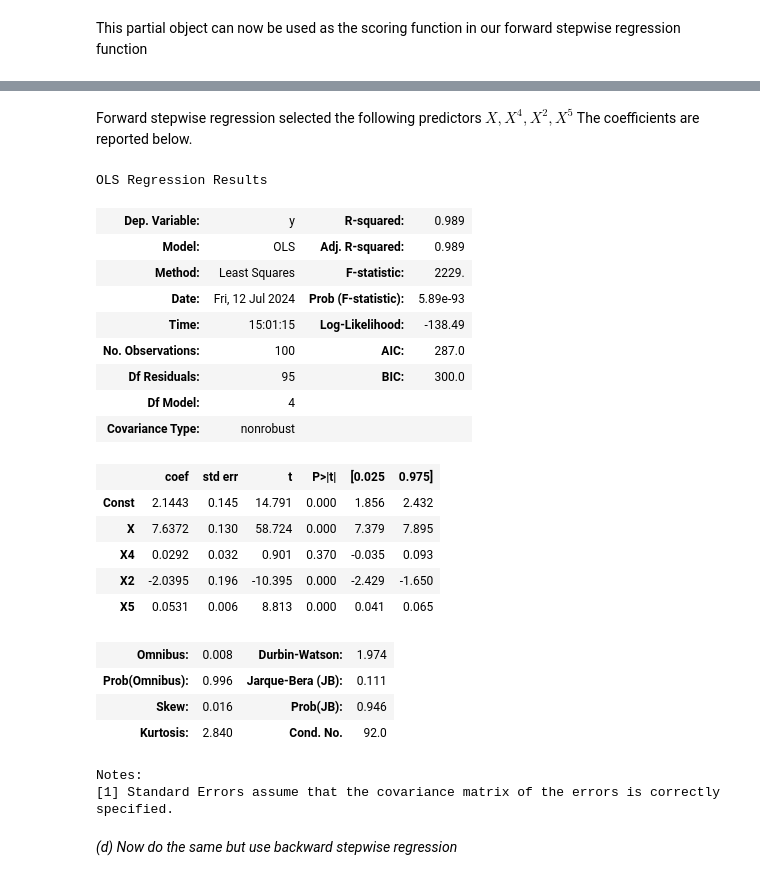
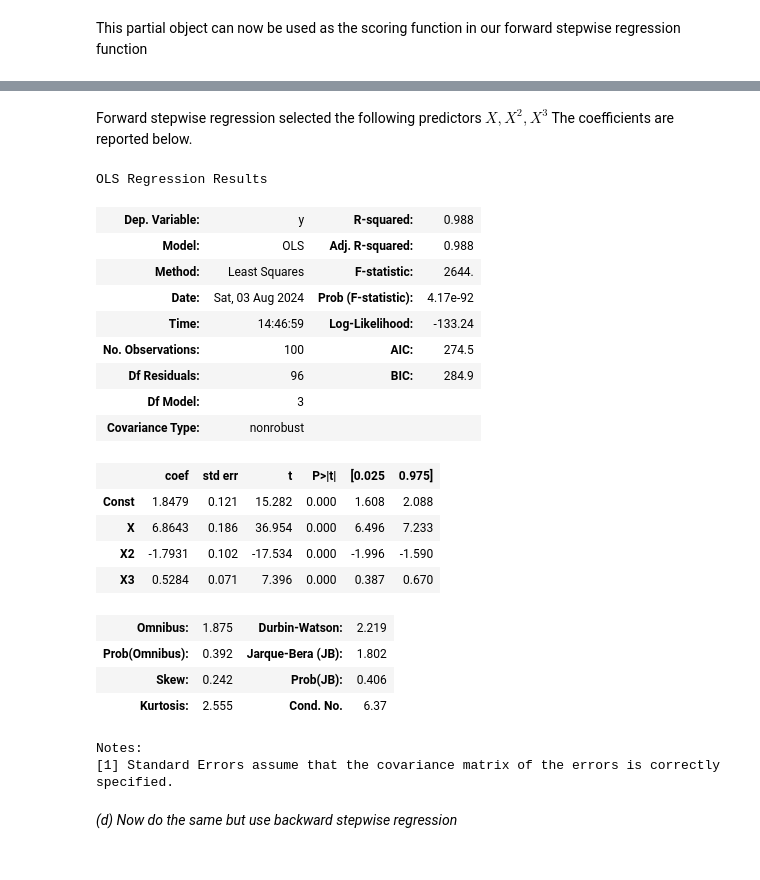
Before and after one commit to cainemerrick98/statistical_learning_problems, a Jupyter notebook: 5 linear model selection and regularisation/applied.ipynb, the cells around one changed output, grey strips where cells are left out. Cells and saved outputs as stored; diff of their text form; code cells hidden in the pictures.

```diff
--- a/5 linear model selection and regularisation/applied.ipynb
+++ b/5 linear model selection and regularisation/applied.ipynb
@@ -154,30 +156,29 @@ fsr_predictors
 # %% [markdown]
-Forward stepwise regression selected the following predictors $X, X^{4}, X^{2}, X^{5}$ The coefficients are reported below.
+Forward stepwise regression selected the following predictors $X, X^{2}, X^{3}$ The coefficients are reported below.
 # %%
-selected_predictors_df = pd.DataFrame(data=sm.add_constant(X_full[:, fsr_predictors]), columns=['Const', 'X', 'X4', 'X2', 'X5'])
+selected_predictors_df = pd.DataFrame(data=sm.add_constant(X_full[:, fsr_predictors]), columns=['Const', 'X', 'X2', 'X3'])
 fsr_model = sm.OLS(y, selected_predictors_df).fit()
 fsr_model.summary()
 # %% [output]
 OLS Regression Results
-| Dep. Variable: | y | R-squared: | 0.989 |
-| Model: | OLS | Adj. R-squared: | 0.989 |
-| Method: | Least Squares | F-statistic: | 2229. |
-| Date: | Fri, 12 Jul 2024 | Prob (F-statistic): | 5.89e-93 |
-| Time: | 15:01:15 | Log-Likelihood: | -138.49 |
-| No. Observations: | 100 | AIC: | 287.0 |
-| Df Residuals: | 95 | BIC: | 300.0 |
-| Df Model: | 4 |  |  |
+| Dep. Variable: | y | R-squared: | 0.988 |
+| Model: | OLS | Adj. R-squared: | 0.988 |
+| Method: | Least Squares | F-statistic: | 2644. |
+| Date: | Sat, 03 Aug 2024 | Prob (F-statistic): | 4.17e-92 |
+| Time: | 14:46:59 | Log-Likelihood: | -133.24 |
+| No. Observations: | 100 | AIC: | 274.5 |
+| Df Residuals: | 96 | BIC: | 284.9 |
+| Df Model: | 3 |  |  |
 | Covariance Type: | nonrobust |  |  |
 |  | coef | std err | t | P>|t| | [0.025 | 0.975] |
-| Const | 2.1443 | 0.145 | 14.791 | 0.000 | 1.856 | 2.432 |
-| X | 7.6372 | 0.130 | 58.724 | 0.000 | 7.379 | 7.895 |
-| X4 | 0.0292 | 0.032 | 0.901 | 0.370 | -0.035 | 0.093 |
-| X2 | -2.0395 | 0.196 | -10.395 | 0.000 | -2.429 | -1.650 |
-| X5 | 0.0531 | 0.006 | 8.813 | 0.000 | 0.041 | 0.065 |
+| Const | 1.8479 | 0.121 | 15.282 | 0.000 | 1.608 | 2.088 |
+| X | 6.8643 | 0.186 | 36.954 | 0.000 | 6.496 | 7.233 |
+| X2 | -1.7931 | 0.102 | -17.534 | 0.000 | -1.996 | -1.590 |
+| X3 | 0.5284 | 0.071 | 7.396 | 0.000 | 0.387 | 0.670 |
-| Omnibus: | 0.008 | Durbin-Watson: | 1.974 |
-| Prob(Omnibus): | 0.996 | Jarque-Bera (JB): | 0.111 |
-| Skew: | 0.016 | Prob(JB): | 0.946 |
-| Kurtosis: | 2.840 | Cond. No. | 92.0 |
+| Omnibus: | 1.875 | Durbin-Watson: | 2.219 |
+| Prob(Omnibus): | 0.392 | Jarque-Bera (JB): | 1.802 |
+| Skew: | 0.242 | Prob(JB): | 0.406 |
+| Kurtosis: | 2.555 | Cond. No. | 6.37 |
 Notes:
 [1] Standard Errors assume that the covariance matrix of the errors is correctly specified.
 # %% [markdown]
```
Also changed, not shown: parts of 60 cells of this notebook, 1 other file.
